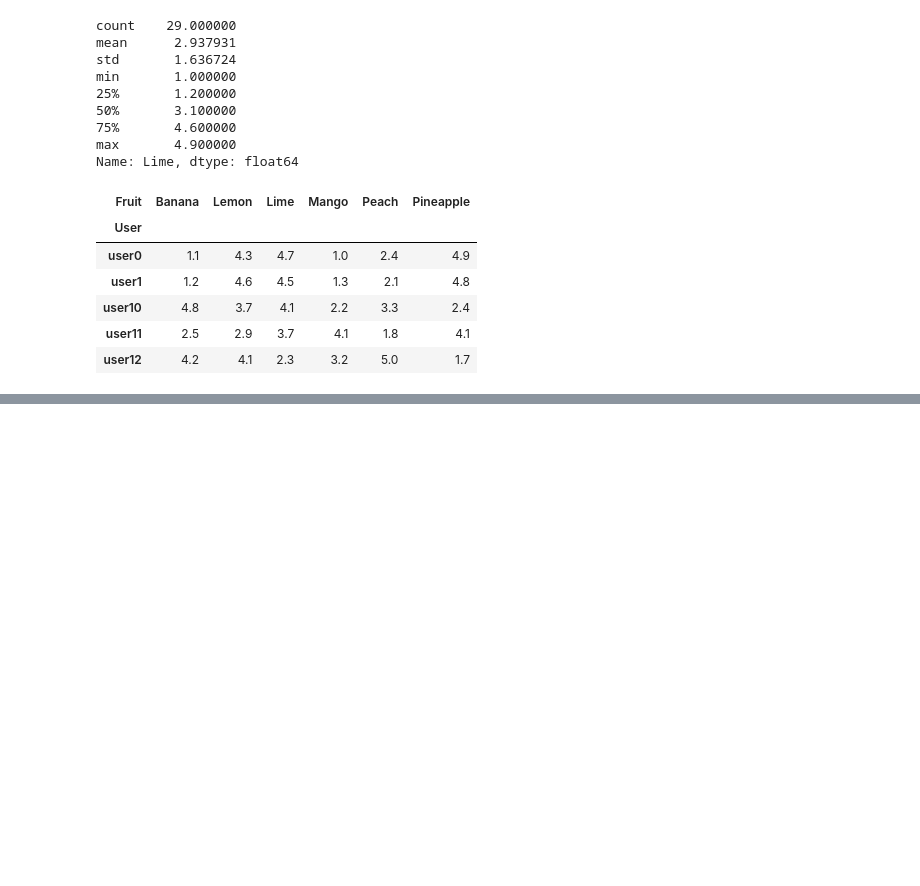
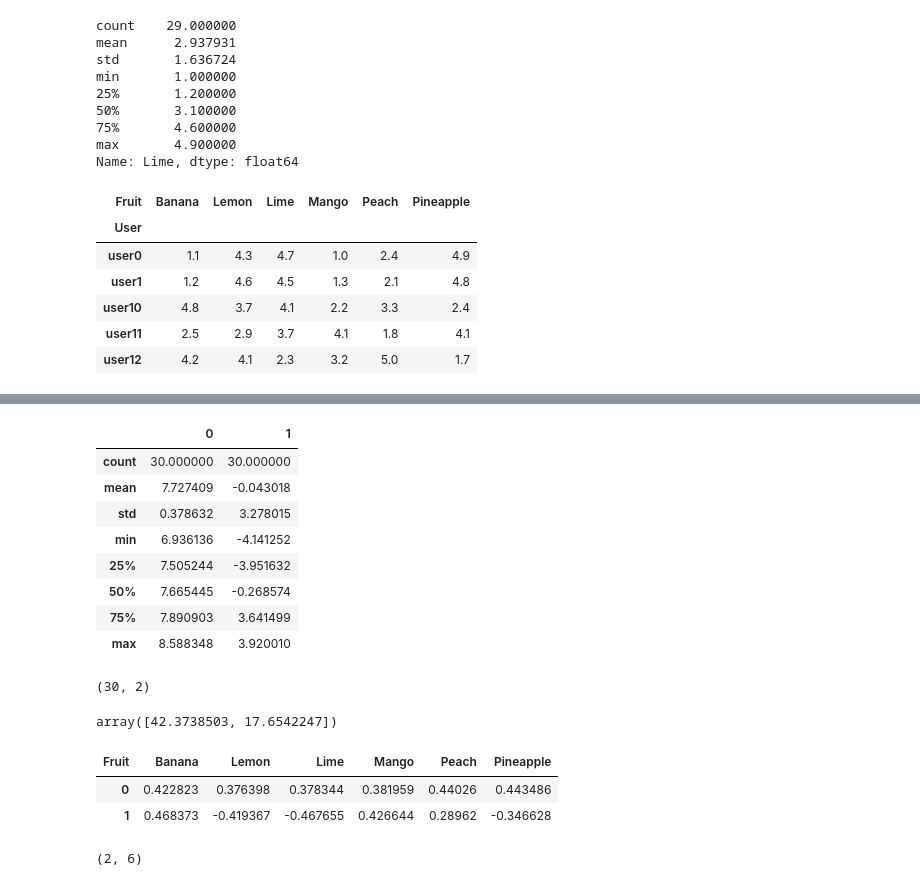
Before and after one commit to Camiloesp/PythonDataScience_UnsupervisedML, a Jupyter notebook: 5_Recommenders.ipynb, the cells around one changed output, grey strips where cells are left out. Saved outputs shown, nothing was run; the diff lists cells and outputs as text; code cells hidden in the pictures; blank space fills up the shorter version.

```diff
--- a/5_Recommenders.ipynb
+++ b/5_Recommenders.ipynb
@@ -242,0 +253,3 @@ X.head()
+# %%
+svd = TruncatedSVD(n_components=2)
+svd.fit(X)
@@ -242,0 +258,5 @@ X.head()
+# %%
+# U (users x latent features)
+U = svd.transform(X)
+U_df = pd.DataFrame(U)
+U_df.head()
@@ -242,0 +270,36 @@ X.head()
+# %%
+ # svd.fit_transform(X) # Alternative to do 2 steps in one line of code
+U_df.describe()
+# %% [output]
+|  | 0 | 1 |
+| count | 30.000000 | 30.000000 |
+| mean | 7.727409 | -0.043018 |
+| std | 0.378632 | 3.278015 |
+| min | 6.936136 | -4.141252 |
+| 25% | 7.505244 | -3.951632 |
+| 50% | 7.665445 | -0.268574 |
+| 75% | 7.890903 | 3.641499 |
+| max | 8.588348 | 3.920010 |
+# %%
+U_df.shape
+# %% [output]
+(30, 2)
+# %%
+# sigma
+sigma = svd.singular_values_
+sigma
+# %% [output]
+array([42.3738503, 17.6542247])
+# %%
+# VT (latent features x fruits)
+VT = svd.components_
+VT_df = pd.DataFrame(VT, columns=X.columns)
+VT_df
+# %% [output]
+| Fruit | Banana | Lemon | Lime | Mango | Peach | Pineapple |
+| 0 | 0.422823 | 0.376398 | 0.378344 | 0.381959 | 0.44026 | 0.443486 |
+| 1 | 0.468373 | -0.419367 | -0.467655 | 0.426644 | 0.28962 | -0.346628 |
+# %%
+VT_df.shape
+# %% [output]
+(2, 6)
```
Also changed, not shown: parts of 5 cells of this notebook, 2 other files.
